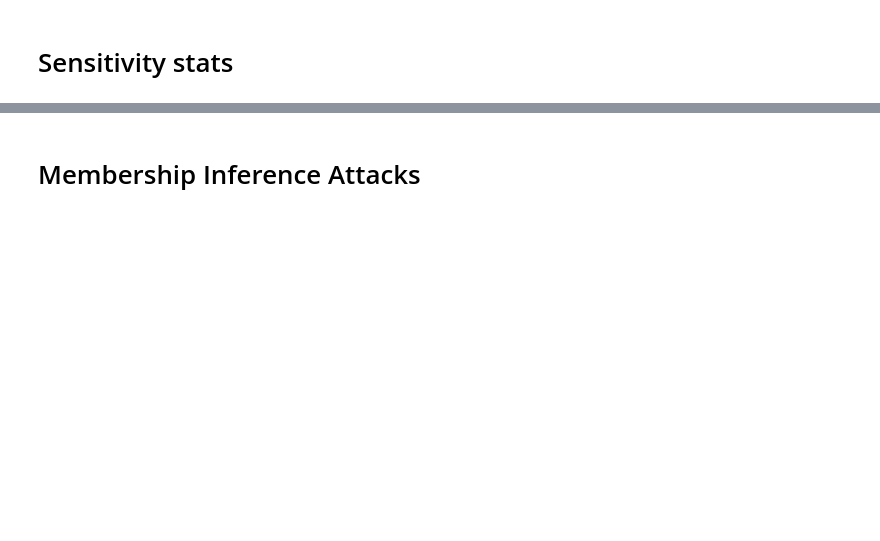
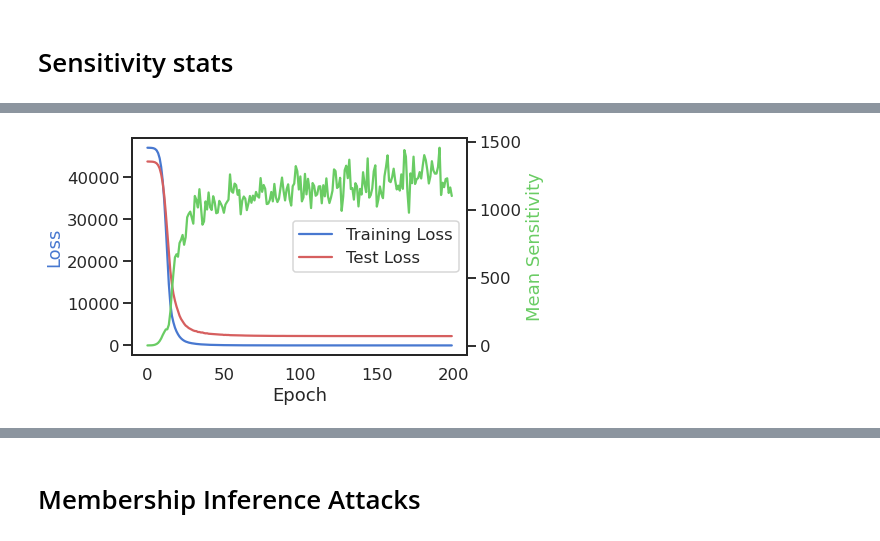
Before and after one commit to twosixlabs/csl, a Jupyter notebook: experiments/immediate_sensitivity/Regression Membership Inference.ipynb, the cells around one changed output, grey strips where cells are left out. Cells and saved outputs as stored; diff of their text form; code cells hidden in the pictures; blank space fills up the shorter version.

```diff
--- a/experiments/immediate_sensitivity/Regression Membership Inference.ipynb
+++ b/experiments/immediate_sensitivity/Regression Membership Inference.ipynb
@@ -298,0 +363,19 @@ Text(0, 0.5, 'Mean Sensitivity')
+# %%
+plt.figure()
+
+ax1 = plt.gca()
+ax1.plot(train_losses, color='b', label='Training Loss')
+ax1.plot(test_losses, color='r', label='Test Loss')
+ax1.legend(loc='center right')
+ax1.set_ylabel('Loss', color='b')
+
+epoch_mean_sensitivities = info_tuple[2]
+ax2 = ax1.twinx()
+ax2.plot(epoch_mean_sensitivities, color='g')
+ax2.set_ylabel('Mean Sensitivity', color='g')
+
+#fig.tight_layout()
+ax1.set_xlabel('Epoch')
+plt.show()
+# %% [output]
+[figure, added]
```
Also changed, not shown: parts of 17 cells of this notebook.
